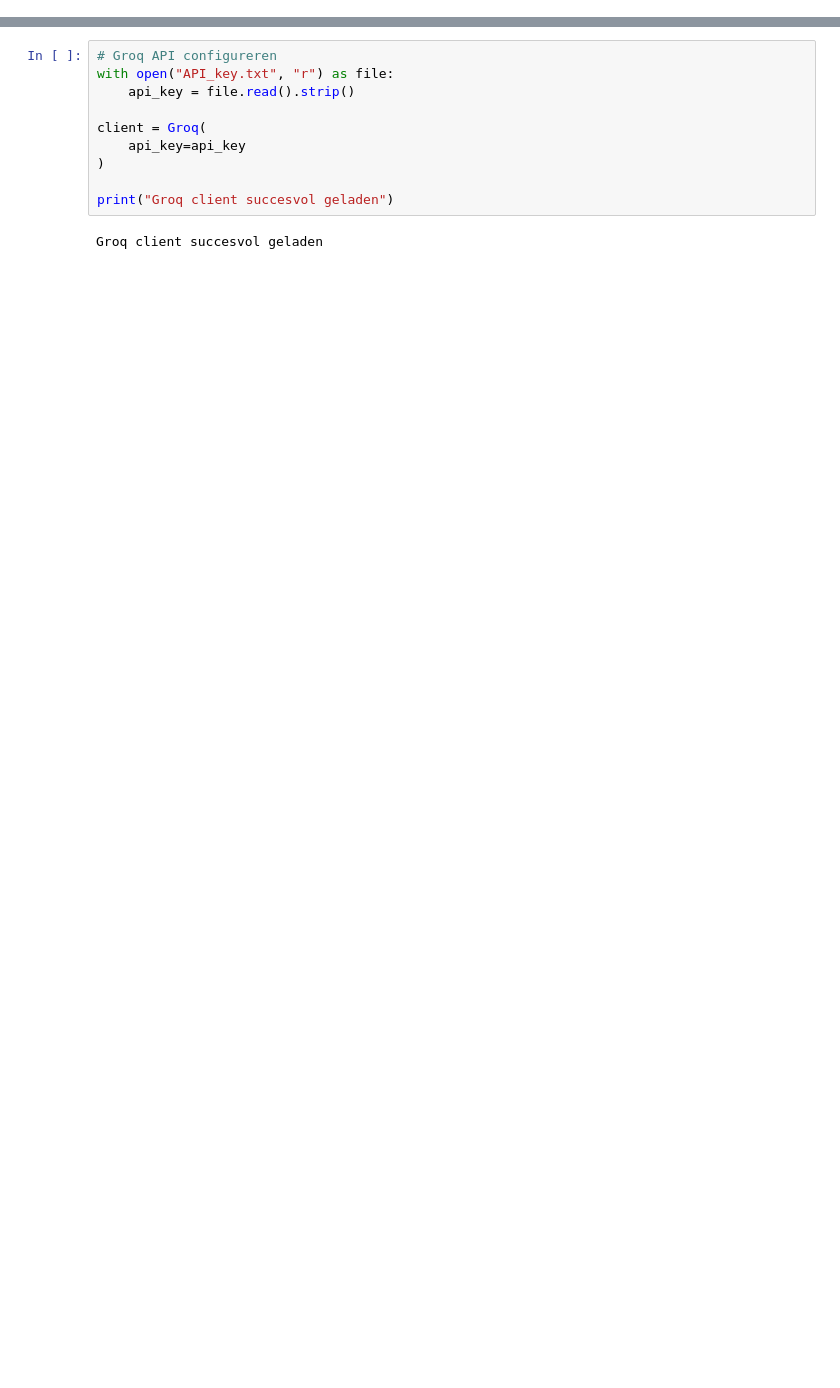
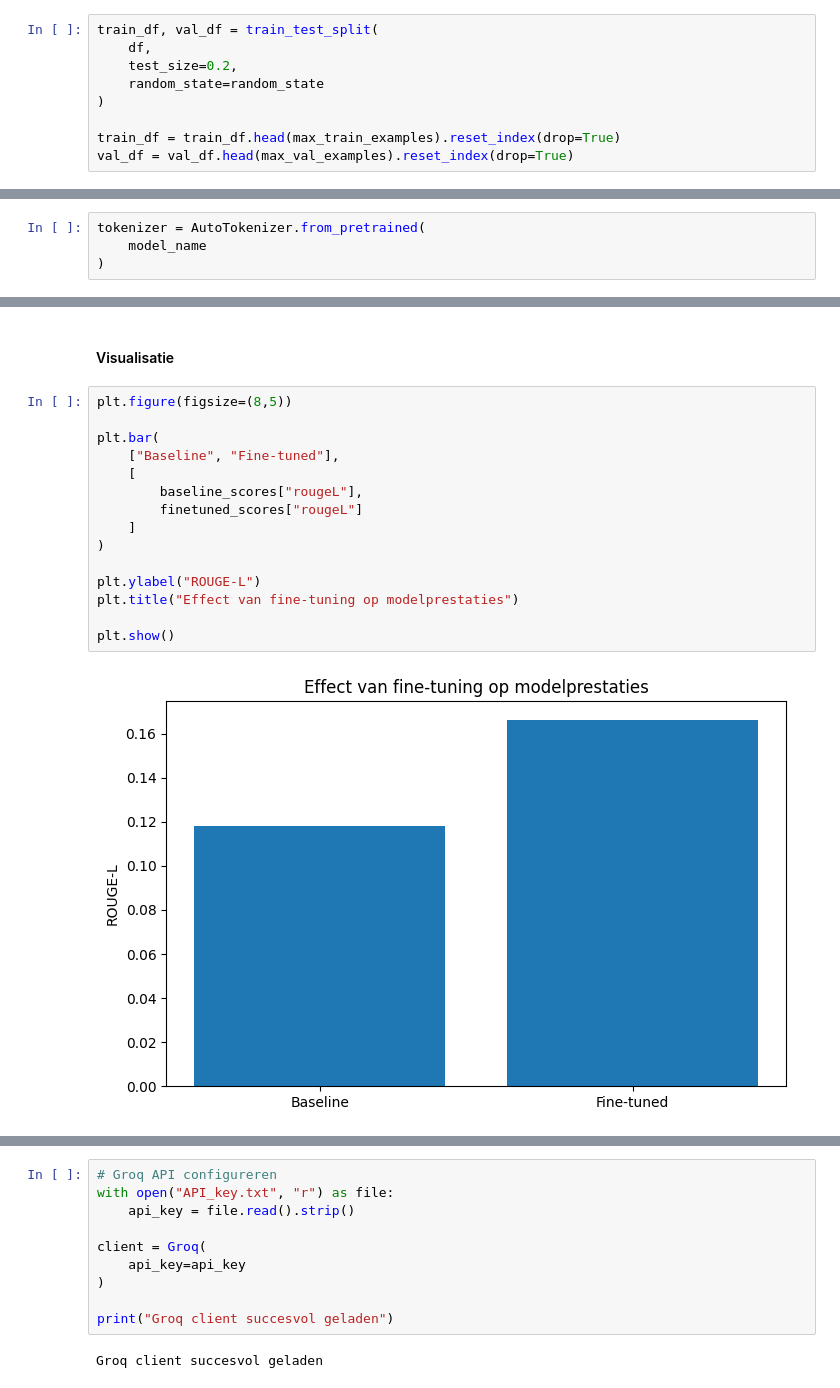
Before and after one commit to mattyonaize/GenAI-Portfolio2, a Jupyter notebook: titelgeneratie_pipeline.ipynb, the cells around one changed output, grey strips where cells are left out. Saved outputs shown, nothing was run; the diff lists cells and outputs as text; blank space fills up the shorter version.

```diff
--- a/titelgeneratie_pipeline.ipynb
+++ b/titelgeneratie_pipeline.ipynb
@@ -437,0 +298,9 @@ trainer = Seq2SeqTrainer(
+# %%
+train_df, val_df = train_test_split(
+    df,
+    test_size=0.2,
+    random_state=random_state
+)
+
+train_df = train_df.head(max_train_examples).reset_index(drop=True)
+val_df = val_df.head(max_val_examples).reset_index(drop=True)
@@ -437,0 +340,4 @@ trainer = Seq2SeqTrainer(
+# %%
+tokenizer = AutoTokenizer.from_pretrained(
+    model_name
+)
@@ -518,0 +712,19 @@ Daarom vergelijken we meerdere strategieën met:
+# %% [markdown]
+#### Visualisatie
+# %%
+plt.figure(figsize=(8,5))
+
+plt.bar(
+    ["Baseline", "Fine-tuned"],
+    [
+        baseline_scores["rougeL"],
+        finetuned_scores["rougeL"]
+    ]
+)
+
+plt.ylabel("ROUGE-L")
+plt.title("Effect van fine-tuning op modelprestaties")
+
+plt.show()
+# %% [output]
+[figure, added]
```
Also changed, not shown: parts of 90 cells of this notebook, 2 other files.
